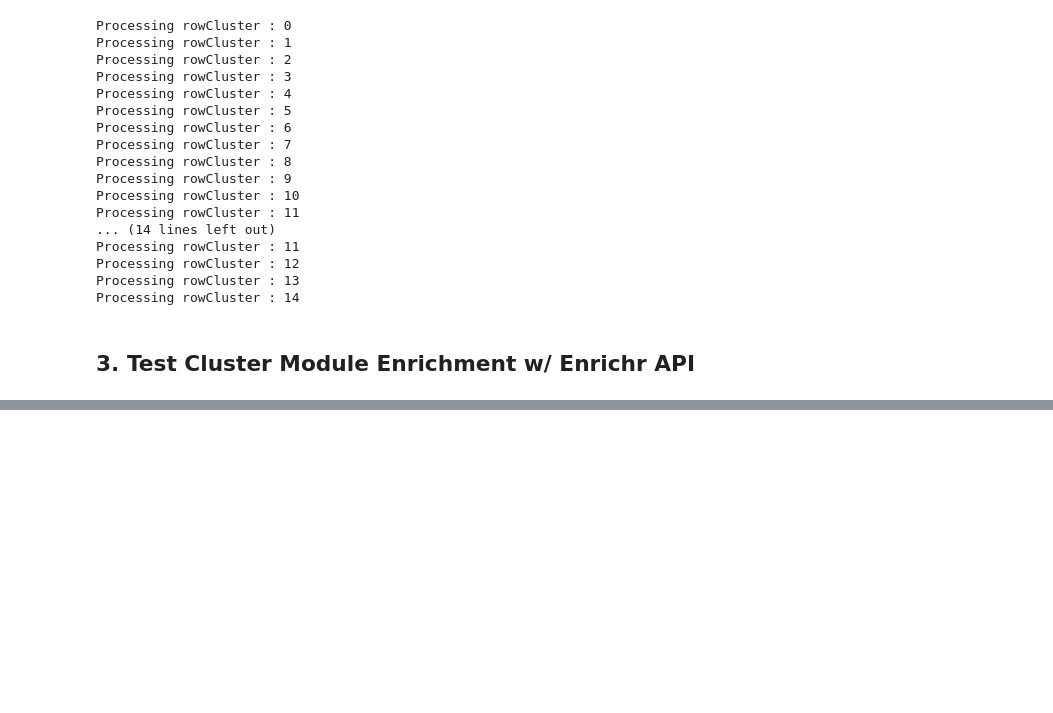
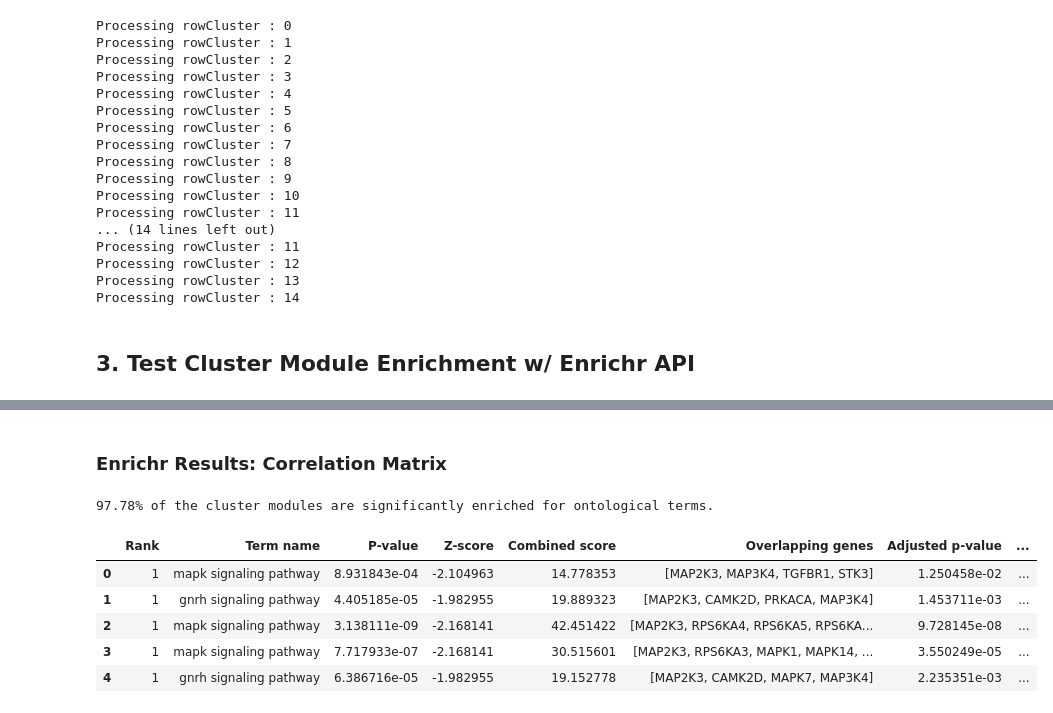
Before and after one commit to bschilder/X2K_Web, a Jupyter notebook: Kinase_Enrichment_Comparisons/Visualize_Kinase_Enrichment.ipynb, the cells around one changed output, grey strips where cells are left out. Cells and saved outputs as stored; diff of their text form; code cells hidden in the pictures; blank space fills up the shorter version.

```diff
--- a/Kinase_Enrichment_Comparisons/Visualize_Kinase_Enrichment.ipynb
+++ b/Kinase_Enrichment_Comparisons/Visualize_Kinase_Enrichment.ipynb
@@ -887,0 +890,15 @@ rawRanks_enrichrSig.head()
+# %% [markdown]
+### Enrichr Results: Correlation Matrix
+# %%
+corr_enrichrSig = corr_enrichrDF[corr_enrichrDF['Adjusted p-value']<=0.05]
+print(str(round(len(corr_enrichrSig)/len(corr_enrichrDF)*100, 2)) + \
+      "% of the cluster modules are significantly enriched for ontological terms.")
+corr_enrichrSig.head()
+# %% [output]
+97.78% of the cluster modules are significantly enriched for ontological terms.
+|  | Rank | Term name | P-value | Z-score | Combined score | Overlapping genes | Adjusted p-value | ... |
+| 0 | 1 | mapk signaling pathway | 8.931843e-04 | -2.104963 | 14.778353 | [MAP2K3, MAP3K4, TGFBR1, STK3] | 1.250458e-02 | ... |
+| 1 | 1 | gnrh signaling pathway | 4.405185e-05 | -1.982955 | 19.889323 | [MAP2K3, CAMK2D, PRKACA, MAP3K4] | 1.453711e-03 | ... |
+| 2 | 1 | mapk signaling pathway | 3.138111e-09 | -2.168141 | 42.451422 | [MAP2K3, RPS6KA4, RPS6KA5, RPS6KA... | 9.728145e-08 | ... |
+| 3 | 1 | mapk signaling pathway | 7.717933e-07 | -2.168141 | 30.515601 | [MAP2K3, RPS6KA3, MAPK1, MAPK14, ... | 3.550249e-05 | ... |
+| 4 | 1 | gnrh signaling pathway | 6.386716e-05 | -1.982955 | 19.152778 | [MAP2K3, CAMK2D, MAPK7, MAP3K4] | 2.235351e-03 | ... |
```
Also changed, not shown: parts of 10 cells of this notebook.
